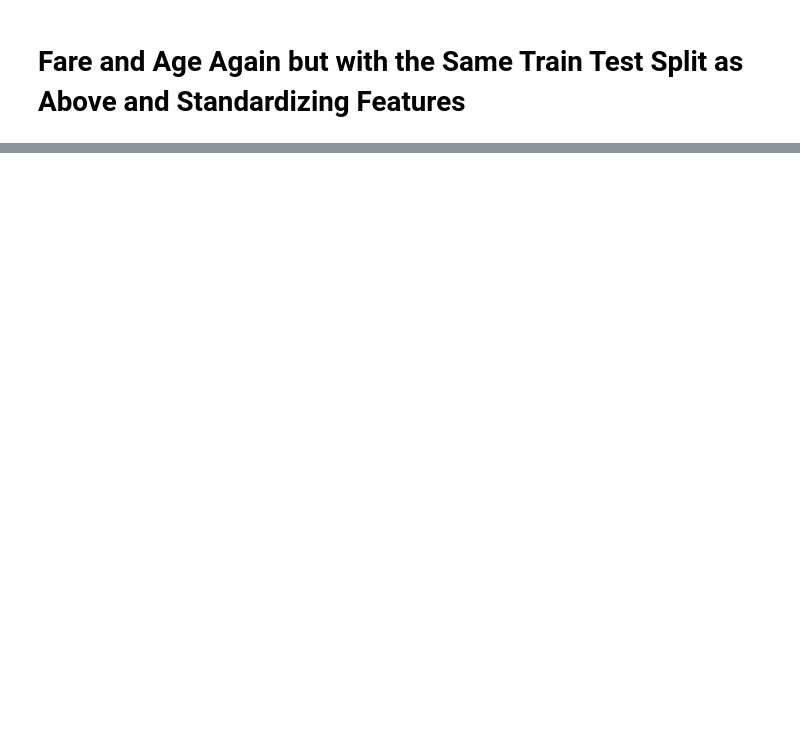
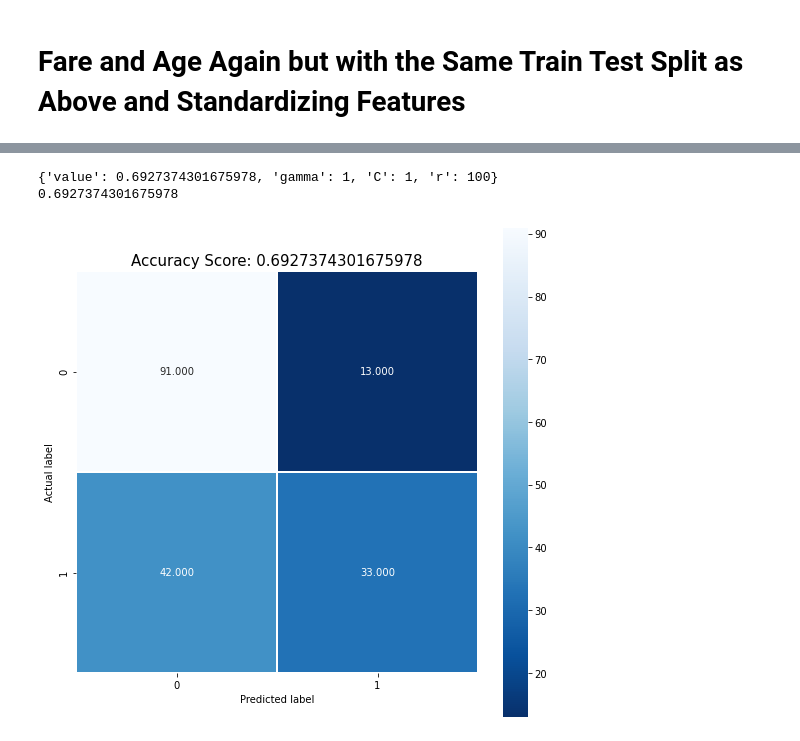
Before and after one commit to rmartino217/CodeAcademy-Build-a-Machine-Learning-Model-with-Python, a Jupyter notebook: SVM_Titanic2.ipynb, the cells around one changed output, grey strips where cells are left out. Cells and saved outputs as stored; diff of their text form; code cells hidden in the pictures; blank space fills up the shorter version.

```diff
--- a/SVM_Titanic2.ipynb
+++ b/SVM_Titanic2.ipynb
@@ -344,0 +440,6 @@ array([[0.59440806, 0.40559194],
+# %%
+optimize(passengers[['Sex', 'Age', 'FirstClass', 'SecondClass']])
+# %% [output]
+{'value': 0.6927374301675978, 'gamma': 1, 'C': 1, 'r': 100}
+0.6927374301675978
+[figure, added]
```
Also changed, not shown: parts of 14 cells of this notebook.
